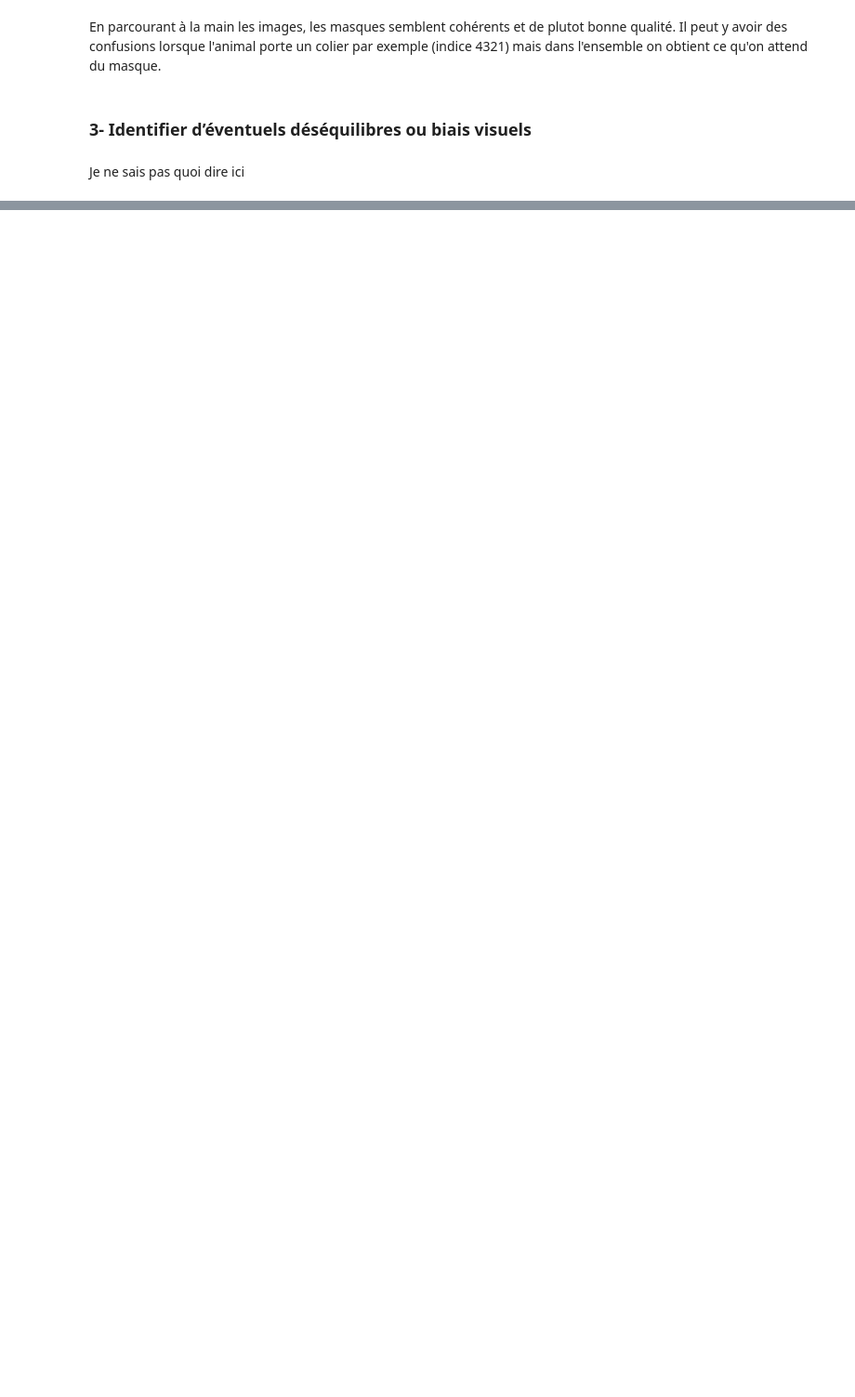
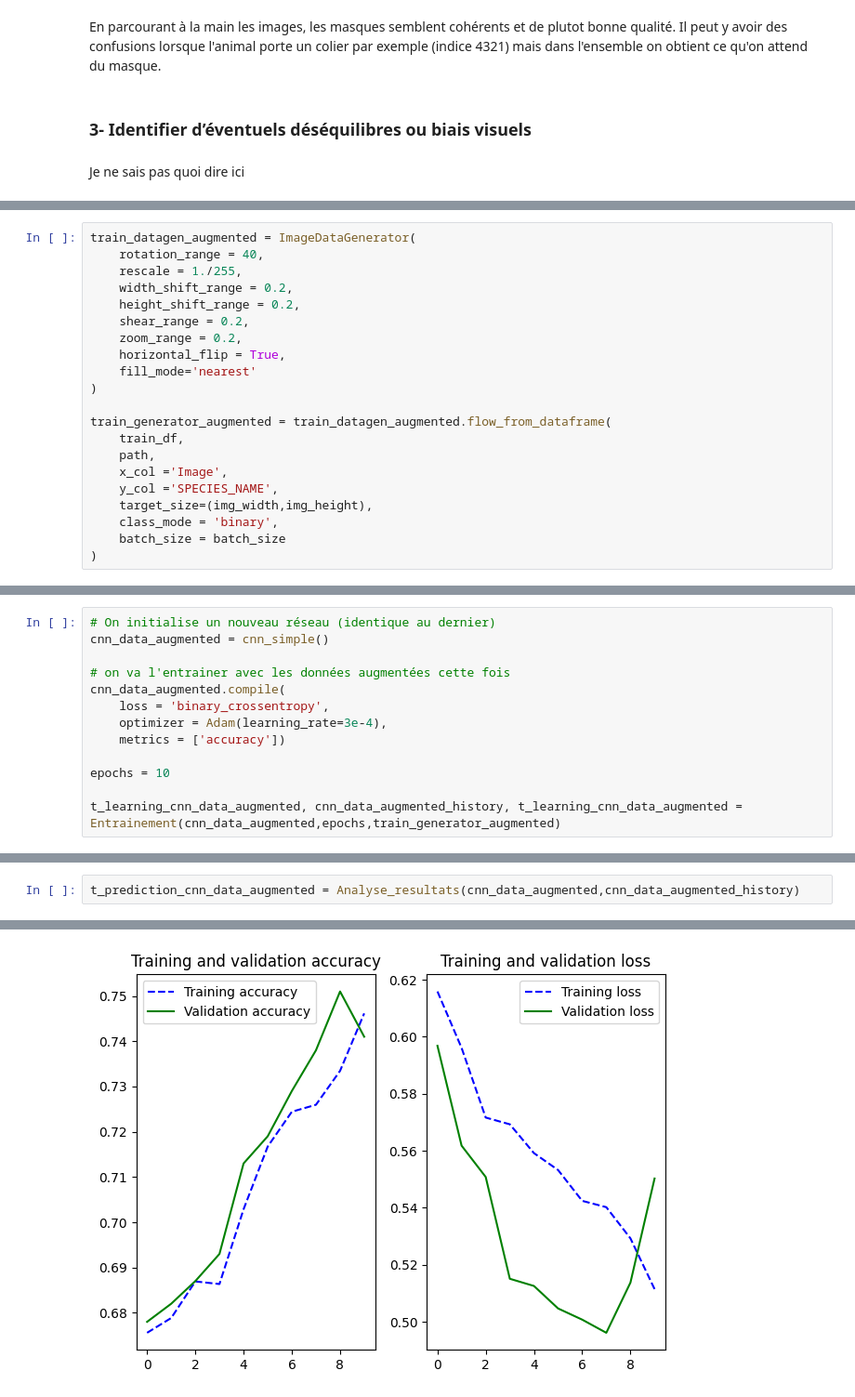
Before and after one commit to Viictordvd/High-Dimensional-and-Deep-Learning, a Jupyter notebook: Projet-1-Segmentation/Analyse-exploratoire.ipynb, the cells around one changed output, grey strips where cells are left out. Shown: that part at 93% size. Saved outputs shown, nothing was run; the diff lists cells and outputs as text; blank space fills up the shorter version.

```diff
--- a/Projet-1-Segmentation/Analyse-exploratoire.ipynb
+++ b/Projet-1-Segmentation/Analyse-exploratoire.ipynb
@@ -157,0 +439,21 @@ Je ne sais pas quoi dire ici
+# %%
+train_datagen_augmented = ImageDataGenerator(
+    rotation_range = 40,
+    rescale = 1./255,
+    width_shift_range = 0.2,
+    height_shift_range = 0.2,
+    shear_range = 0.2,
+    zoom_range = 0.2,
+    horizontal_flip = True,
+    fill_mode='nearest'
+)
+
+train_generator_augmented = train_datagen_augmented.flow_from_dataframe(
+    train_df,
+    path,
+    x_col ='Image',
+    y_col ='SPECIES_NAME',
+    target_size=(img_width,img_height),
+    class_mode = 'binary',
+    batch_size = batch_size
+)
@@ -157,0 +462,13 @@ Je ne sais pas quoi dire ici
+# %%
+# On initialise un nouveau réseau (identique au dernier)
+cnn_data_augmented = cnn_simple()
+
+# on va l'entrainer avec les données augmentées cette fois
+cnn_data_augmented.compile(
+    loss = 'binary_crossentropy',
+    optimizer = Adam(learning_rate=3e-4),
+    metrics = ['accuracy'])
+
+epochs = 10
+
+t_learning_cnn_data_augmented, cnn_data_augmented_history, t_learning_cnn_data_augmented = Entrainement(cnn_data_augmented,epochs,train_generator_augmented)
@@ -157,0 +514,3 @@ Je ne sais pas quoi dire ici
+# %%
+t_prediction_cnn_data_augmented = Analyse_resultats(cnn_data_augmented,cnn_data_augmented_history)
+# %% [output]
@@ -157,0 +522 @@ Je ne sais pas quoi dire ici
+[figure, added]
```
Also changed, not shown: parts of 29 cells of this notebook, 1 other file.
